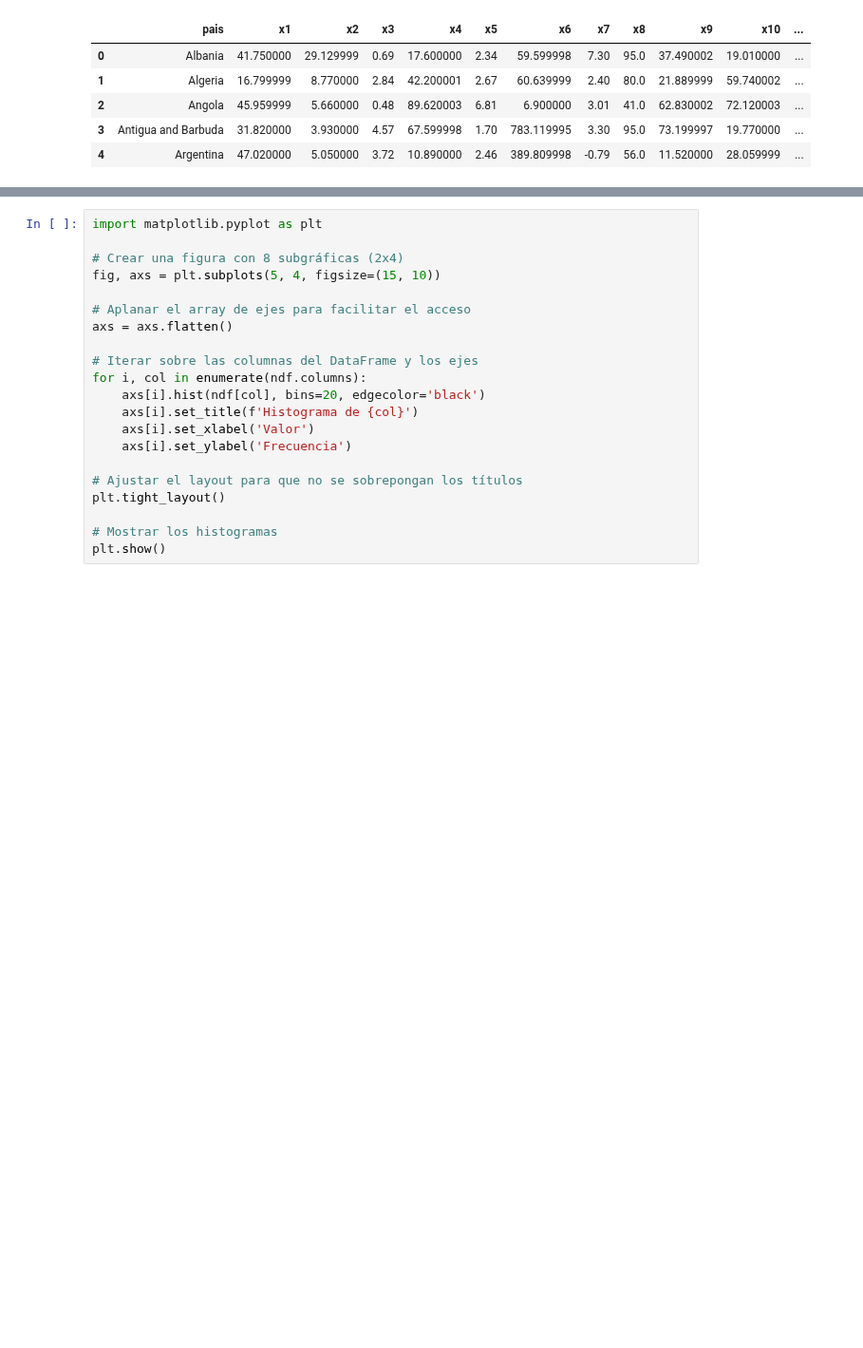
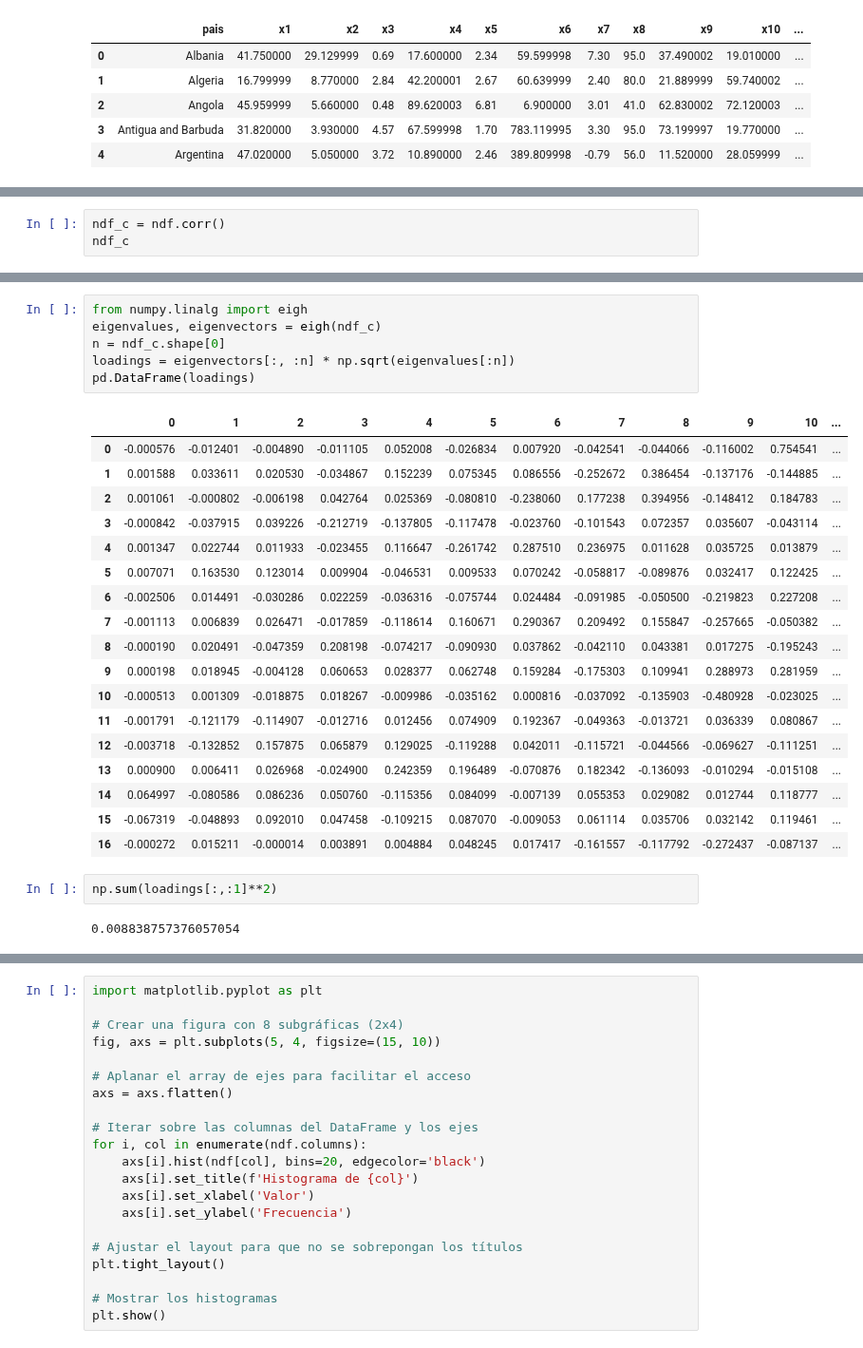
Before and after one commit to DavidGuzzi/MECMT04, a Jupyter notebook: problem_set_5/ps5.ipynb, the cells around one changed output, grey strips where cells are left out. Shown at 95% size. Cells and saved outputs as stored; diff of their text form; blank space fills up the shorter version.

```diff
--- a/problem_set_5/ps5.ipynb
+++ b/problem_set_5/ps5.ipynb
@@ -31,0 +285,3 @@ ndf = df.iloc[:,1:]
+# %%
+ndf_c = ndf.corr()
+ndf_c
@@ -31,0 +307,29 @@ ndf = df.iloc[:,1:]
+# %%
+from numpy.linalg import eigh
+eigenvalues, eigenvectors = eigh(ndf_c)
+n = ndf_c.shape[0]
+loadings = eigenvectors[:, :n] * np.sqrt(eigenvalues[:n])
+pd.DataFrame(loadings)
+# %% [output]
+|  | 0 | 1 | 2 | 3 | 4 | 5 | 6 | 7 | 8 | 9 | 10 | ... |
+| 0 | -0.000576 | -0.012401 | -0.004890 | -0.011105 | 0.052008 | -0.026834 | 0.007920 | -0.042541 | -0.044066 | -0.116002 | 0.754541 | ... |
+| 1 | 0.001588 | 0.033611 | 0.020530 | -0.034867 | 0.152239 | 0.075345 | 0.086556 | -0.252672 | 0.386454 | -0.137176 | -0.144885 | ... |
+| 2 | 0.001061 | -0.000802 | -0.006198 | 0.042764 | 0.025369 | -0.080810 | -0.238060 | 0.177238 | 0.394956 | -0.148412 | 0.184783 | ... |
+| 3 | -0.000842 | -0.037915 | 0.039226 | -0.212719 | -0.137805 | -0.117478 | -0.023760 | -0.101543 | 0.072357 | 0.035607 | -0.043114 | ... |
+| 4 | 0.001347 | 0.022744 | 0.011933 | -0.023455 | 0.116647 | -0.261742 | 0.287510 | 0.236975 | 0.011628 | 0.035725 | 0.013879 | ... |
+| 5 | 0.007071 | 0.163530 | 0.123014 | 0.009904 | -0.046531 | 0.009533 | 0.070242 | -0.058817 | -0.089876 | 0.032417 | 0.122425 | ... |
+| 6 | -0.002506 | 0.014491 | -0.030286 | 0.022259 | -0.036316 | -0.075744 | 0.024484 | -0.091985 | -0.050500 | -0.219823 | 0.227208 | ... |
+| 7 | -0.001113 | 0.006839 | 0.026471 | -0.017859 | -0.118614 | 0.160671 | 0.290367 | 0.209492 | 0.155847 | -0.257665 | -0.050382 | ... |
+| 8 | -0.000190 | 0.020491 | -0.047359 | 0.208198 | -0.074217 | -0.090930 | 0.037862 | -0.042110 | 0.043381 | 0.017275 | -0.195243 | ... |
+| 9 | 0.000198 | 0.018945 | -0.004128 | 0.060653 | 0.028377 | 0.062748 | 0.159284 | -0.175303 | 0.109941 | 0.288973 | 0.281959 | ... |
+| 10 | -0.000513 | 0.001309 | -0.018875 | 0.018267 | -0.009986 | -0.035162 | 0.000816 | -0.037092 | -0.135903 | -0.480928 | -0.023025 | ... |
+| 11 | -0.001791 | -0.121179 | -0.114907 | -0.012716 | 0.012456 | 0.074909 | 0.192367 | -0.049363 | -0.013721 | 0.036339 | 0.080867 | ... |
+| 12 | -0.003718 | -0.132852 | 0.157875 | 0.065879 | 0.129025 | -0.119288 | 0.042011 | -0.115721 | -0.044566 | -0.069627 | -0.111251 | ... |
+| 13 | 0.000900 | 0.006411 | 0.026968 | -0.024900 | 0.242359 | 0.196489 | -0.070876 | 0.182342 | -0.136093 | -0.010294 | -0.015108 | ... |
+| 14 | 0.064997 | -0.080586 | 0.086236 | 0.050760 | -0.115356 | 0.084099 | -0.007139 | 0.055353 | 0.029082 | 0.012744 | 0.118777 | ... |
+| 15 | -0.067319 | -0.048893 | 0.092010 | 0.047458 | -0.109215 | 0.087070 | -0.009053 | 0.061114 | 0.035706 | 0.032142 | 0.119461 | ... |
+| 16 | -0.000272 | 0.015211 | -0.000014 | 0.003891 | 0.004884 | 0.048245 | 0.017417 | -0.161557 | -0.117792 | -0.272437 | -0.087137 | ... |
+# %%
+np.sum(loadings[:,:1]**2)
+# %% [output]
+0.008838757376057054
```
Also changed, not shown: parts of 25 cells of this notebook.
